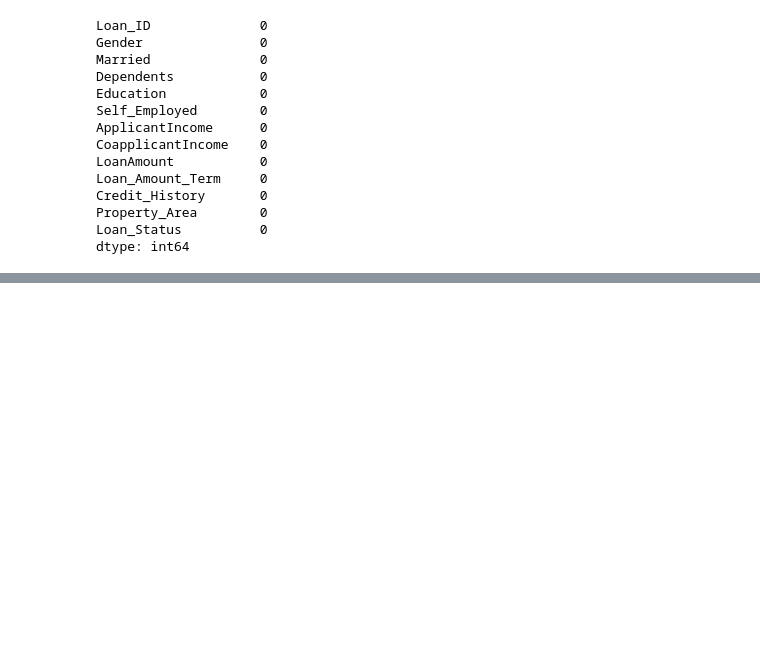
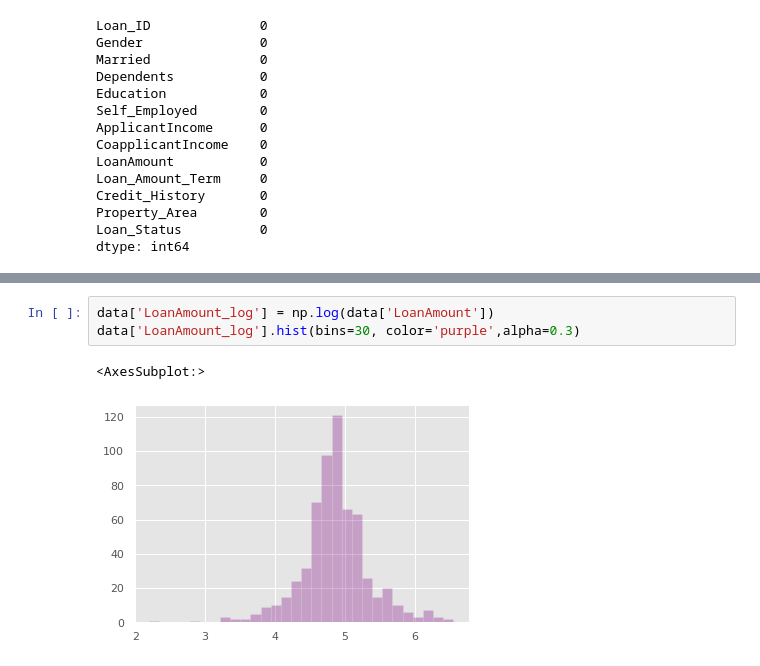
Before and after one commit to karan842/Data-Science-Projects, a Jupyter notebook: loan-status-prediction.ipynb, the cells around one changed output, grey strips where cells are left out. Drawn from its saved outputs; the diff is of its cells as text; blank space fills up the shorter version.

Commit message:
Kaggle Notebook | Loan Status Prediction💸  | Version 6

```diff
--- a/loan-status-prediction.ipynb
+++ b/loan-status-prediction.ipynb
@@ -820,0 +887,6 @@ dtype: int64
+# %%
+data['LoanAmount_log'] = np.log(data['LoanAmount'])
+data['LoanAmount_log'].hist(bins=30, color='purple',alpha=0.3)
+# %% [output]
+<AxesSubplot:>
+[figure, added]
```
Also changed, not shown: parts of 11 cells of this notebook.
